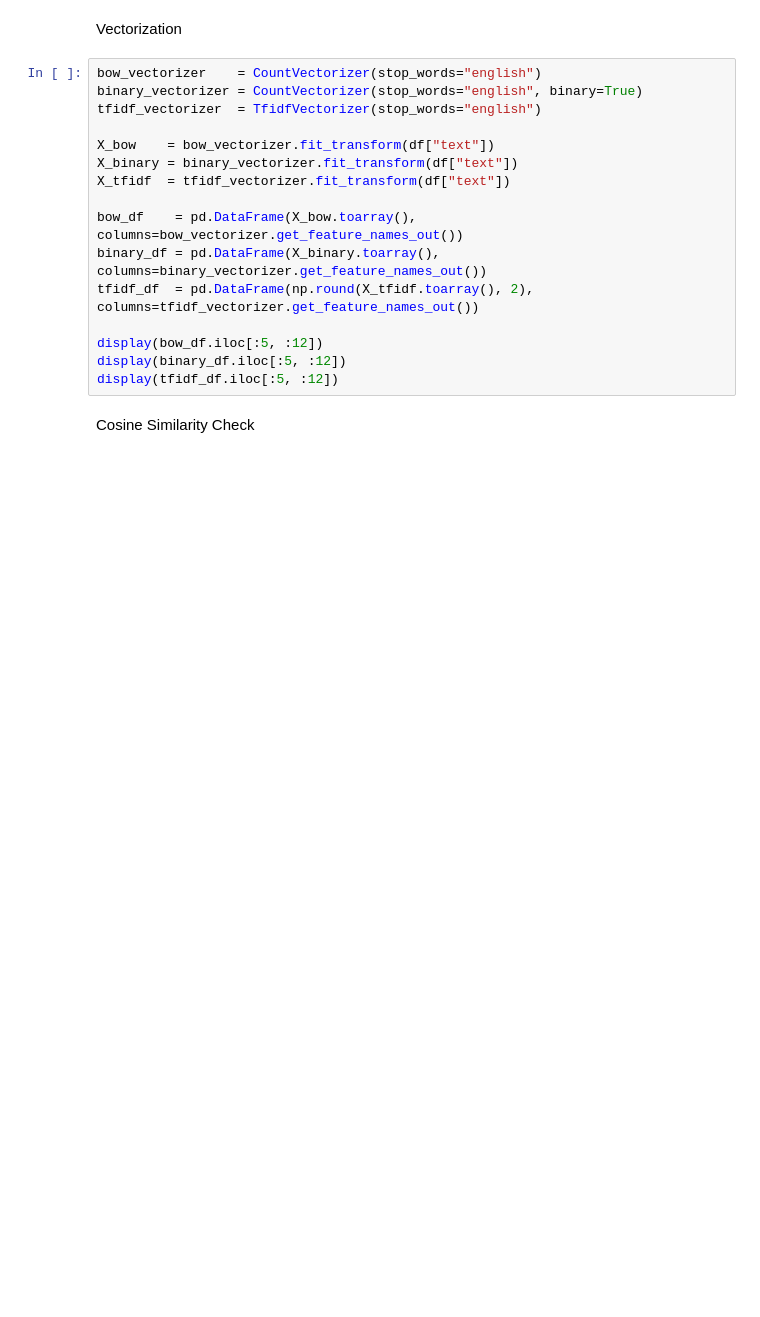
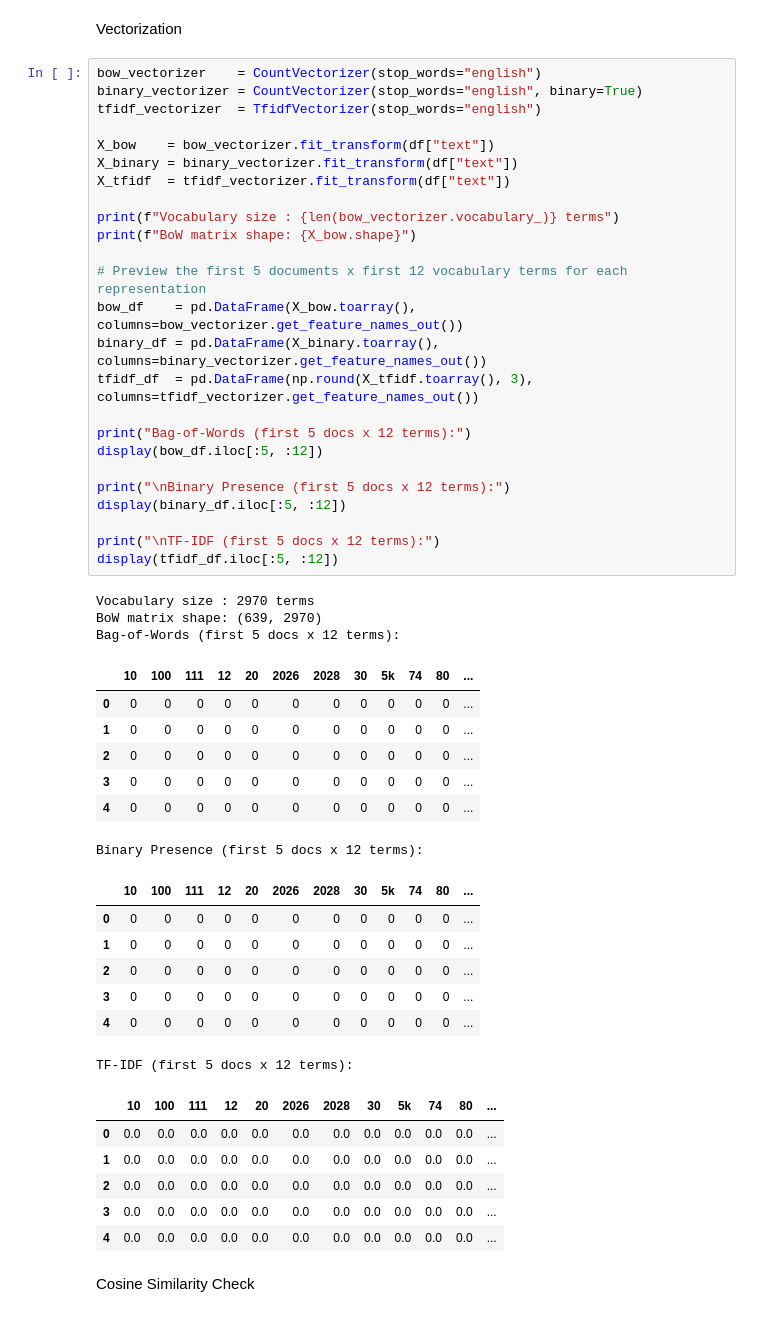
Before and after one commit to avamwilliams/105final, a Jupyter notebook: main.ipynb, the cells around one changed output. Saved outputs shown, nothing was run; the diff lists cells and outputs as text; blank space fills up the shorter version.

```diff
--- a/main.ipynb
+++ b/main.ipynb
@@ -82,19 +140,52 @@ Vectorization
 # %%
 bow_vectorizer    = CountVectorizer(stop_words="english")
 binary_vectorizer = CountVectorizer(stop_words="english", binary=True)
 tfidf_vectorizer  = TfidfVectorizer(stop_words="english")
 
 X_bow    = bow_vectorizer.fit_transform(df["text"])
 X_binary = binary_vectorizer.fit_transform(df["text"])
 X_tfidf  = tfidf_vectorizer.fit_transform(df["text"])
 
+print(f"Vocabulary size : {len(bow_vectorizer.vocabulary_)} terms")
+print(f"BoW matrix shape: {X_bow.shape}")
+
+# Preview the first 5 documents x first 12 vocabulary terms for each representation
 bow_df    = pd.DataFrame(X_bow.toarray(),    columns=bow_vectorizer.get_feature_names_out())
 binary_df = pd.DataFrame(X_binary.toarray(), columns=binary_vectorizer.get_feature_names_out())
-tfidf_df  = pd.DataFrame(np.round(X_tfidf.toarray(), 2), columns=tfidf_vectorizer.get_feature_names_out())
+tfidf_df  = pd.DataFrame(np.round(X_tfidf.toarray(), 3), columns=tfidf_vectorizer.get_feature_names_out())
 
+print("Bag-of-Words (first 5 docs x 12 terms):")
 display(bow_df.iloc[:5, :12])
+
+print("\nBinary Presence (first 5 docs x 12 terms):")
 display(binary_df.iloc[:5, :12])
+
+print("\nTF-IDF (first 5 docs x 12 terms):")
 display(tfidf_df.iloc[:5, :12])
+# %% [output]
+Vocabulary size : 2970 terms
+BoW matrix shape: (639, 2970)
+Bag-of-Words (first 5 docs x 12 terms):
+|  | 10 | 100 | 111 | 12 | 20 | 2026 | 2028 | 30 | 5k | 74 | 80 | ... |
+| 0 | 0 | 0 | 0 | 0 | 0 | 0 | 0 | 0 | 0 | 0 | 0 | ... |
+| 1 | 0 | 0 | 0 | 0 | 0 | 0 | 0 | 0 | 0 | 0 | 0 | ... |
+| 2 | 0 | 0 | 0 | 0 | 0 | 0 | 0 | 0 | 0 | 0 | 0 | ... |
+| 3 | 0 | 0 | 0 | 0 | 0 | 0 | 0 | 0 | 0 | 0 | 0 | ... |
+| 4 | 0 | 0 | 0 | 0 | 0 | 0 | 0 | 0 | 0 | 0 | 0 | ... |
+Binary Presence (first 5 docs x 12 terms):
+|  | 10 | 100 | 111 | 12 | 20 | 2026 | 2028 | 30 | 5k | 74 | 80 | ... |
+| 0 | 0 | 0 | 0 | 0 | 0 | 0 | 0 | 0 | 0 | 0 | 0 | ... |
+| 1 | 0 | 0 | 0 | 0 | 0 | 0 | 0 | 0 | 0 | 0 | 0 | ... |
+| 2 | 0 | 0 | 0 | 0 | 0 | 0 | 0 | 0 | 0 | 0 | 0 | ... |
+| 3 | 0 | 0 | 0 | 0 | 0 | 0 | 0 | 0 | 0 | 0 | 0 | ... |
+| 4 | 0 | 0 | 0 | 0 | 0 | 0 | 0 | 0 | 0 | 0 | 0 | ... |
+TF-IDF (first 5 docs x 12 terms):
+|  | 10 | 100 | 111 | 12 | 20 | 2026 | 2028 | 30 | 5k | 74 | 80 | ... |
+| 0 | 0.0 | 0.0 | 0.0 | 0.0 | 0.0 | 0.0 | 0.0 | 0.0 | 0.0 | 0.0 | 0.0 | ... |
+| 1 | 0.0 | 0.0 | 0.0 | 0.0 | 0.0 | 0.0 | 0.0 | 0.0 | 0.0 | 0.0 | 0.0 | ... |
+| 2 | 0.0 | 0.0 | 0.0 | 0.0 | 0.0 | 0.0 | 0.0 | 0.0 | 0.0 | 0.0 | 0.0 | ... |
+| 3 | 0.0 | 0.0 | 0.0 | 0.0 | 0.0 | 0.0 | 0.0 | 0.0 | 0.0 | 0.0 | 0.0 | ... |
+| 4 | 0.0 | 0.0 | 0.0 | 0.0 | 0.0 | 0.0 | 0.0 | 0.0 | 0.0 | 0.0 | 0.0 | ... |
 # %% [markdown]
 Cosine Similarity Check
 # %%
```
Also changed, not shown: parts of 24 cells of this notebook.
